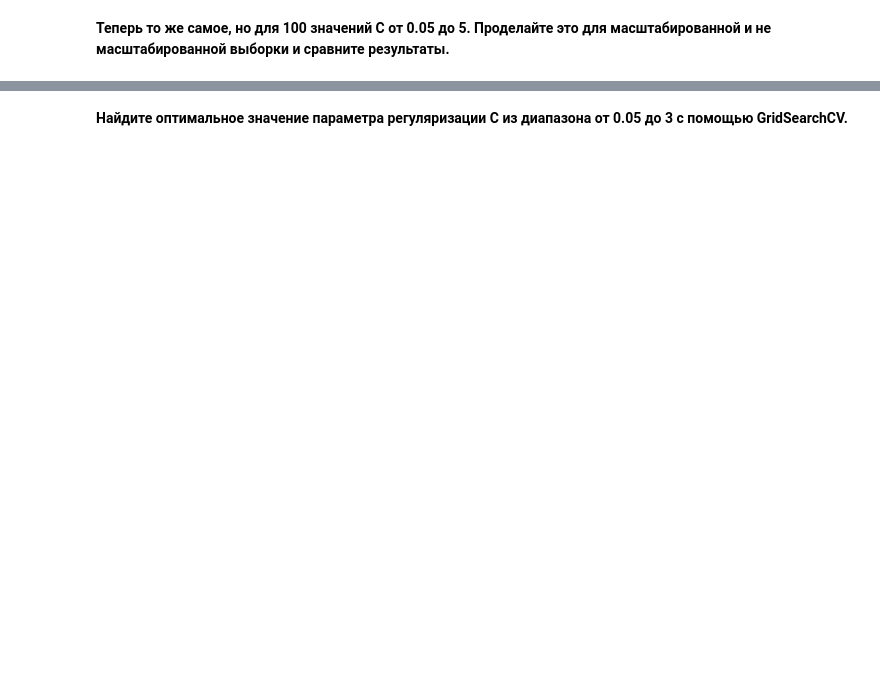
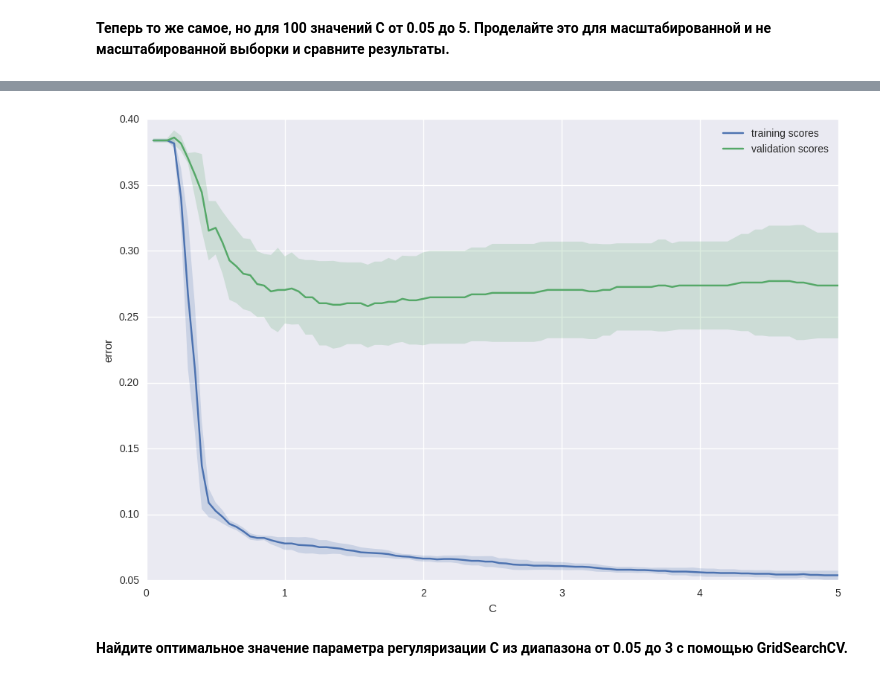
Before and after one commit to adima/hse, a Jupyter notebook: module2_ML/jupyter_notebooks/lesson04_linear_classification_knn/lesson4_practice_overfitting_validation.ipynb, the cells around one changed output, grey strips where cells are left out. Saved outputs shown, nothing was run; the diff lists cells and outputs as text; code cells hidden in the pictures; blank space fills up the shorter version.

```diff
--- a/module2_ML/jupyter_notebooks/lesson04_linear_classification_knn/lesson4_practice_overfitting_validation.ipynb
+++ b/module2_ML/jupyter_notebooks/lesson04_linear_classification_knn/lesson4_practice_overfitting_validation.ipynb
@@ -86,10 +90,12 @@ plt.legend();
 # %%
 c_values = np.linspace(0.05, 5, 100)
-val_train, val_test = # Ваш код здесь
+val_train, val_test = validation_curve(SVC(), X_train, y, 'C', c_values, cv=5)
 plot_curve(c_values, 1 - val_train, label='training scores')
 plot_curve(c_values, 1 - val_test, label='validation scores')
 plt.xlabel('C'); plt.ylabel('error')
 plt.legend();
+# %% [output]
+[figure, added]
 # %% [markdown]
 **Найдите оптимальное значение параметра регуляризации C из диапазона от 0.05 до 3 с помощью GridSearchCV.**
 # %%
```
Also changed, not shown: parts of 7 cells of this notebook, 8 other files.
